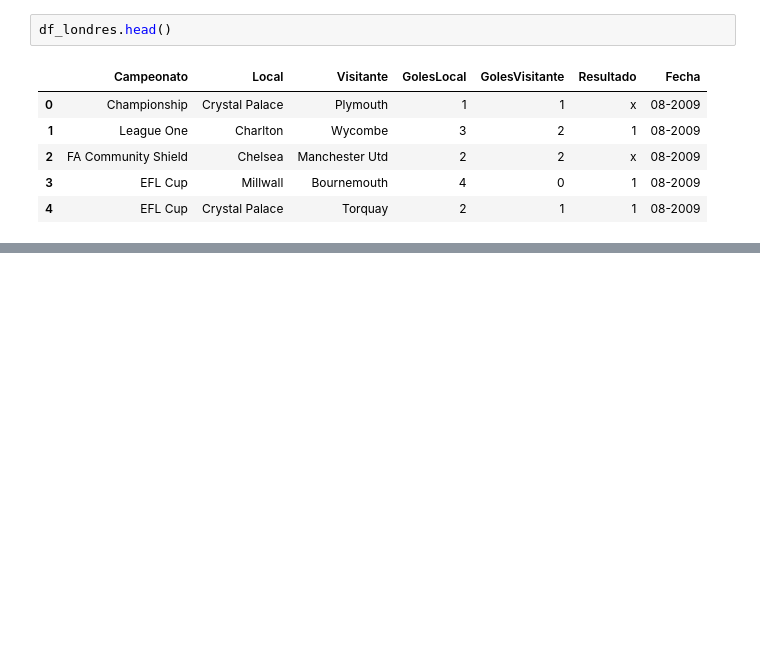
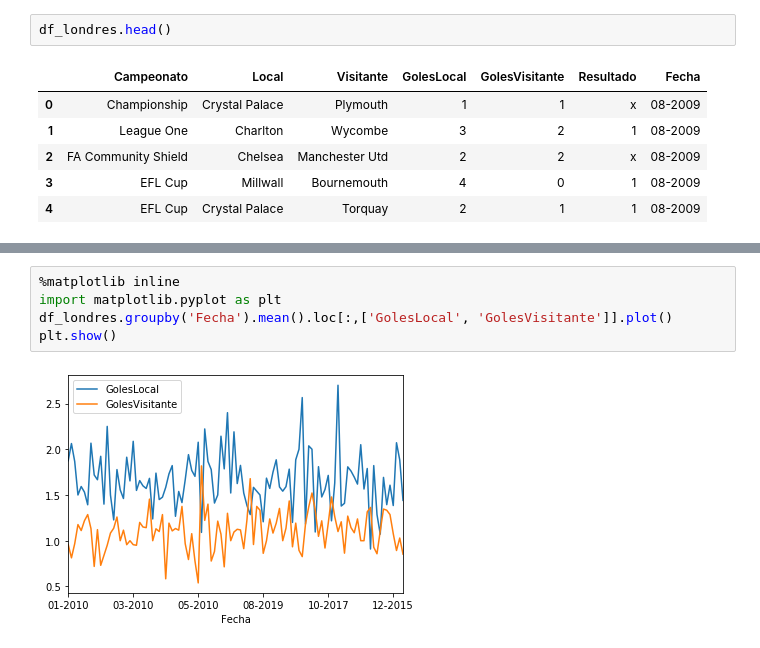
Before and after one commit to Bersuan/Proyecto-Pipelines, a Jupyter notebook: Output/DataFrame.ipynb, the cells around one changed output, grey strips where cells are left out. Cells and saved outputs as stored; diff of their text form; blank space fills up the shorter version.

```diff
--- a/Output/DataFrame.ipynb
+++ b/Output/DataFrame.ipynb
@@ -125,0 +180,7 @@ df_londres.head()
+# %%
+%matplotlib inline
+import matplotlib.pyplot as plt
+df_londres.groupby('Fecha').mean().loc[:,['GolesLocal', 'GolesVisitante']].plot()
+plt.show()
+# %% [output]
+[figure, added]
```
Also changed, not shown: parts of 7 cells of this notebook, 6 other files.
